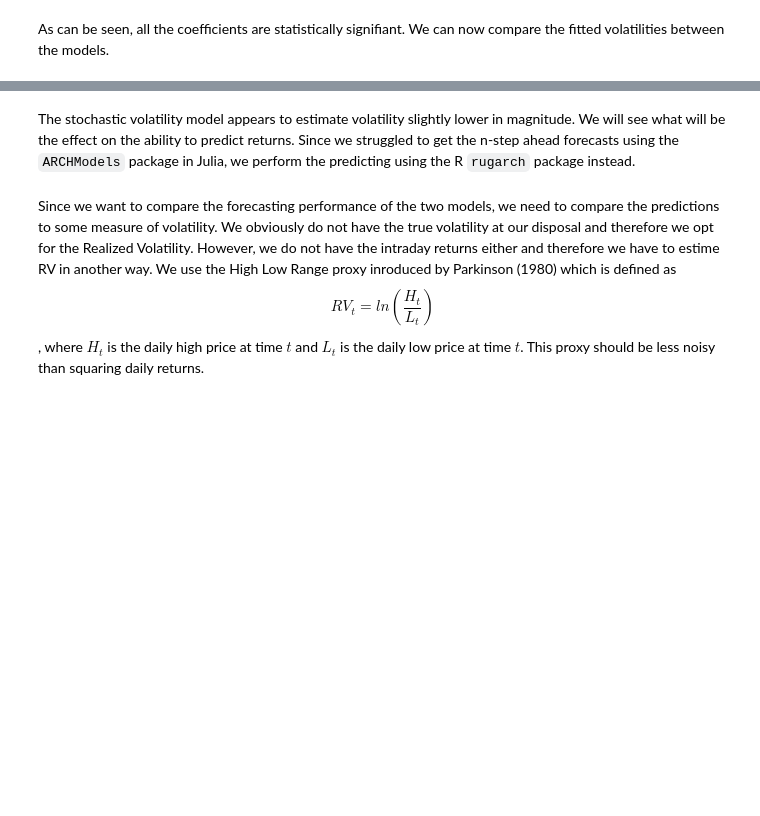
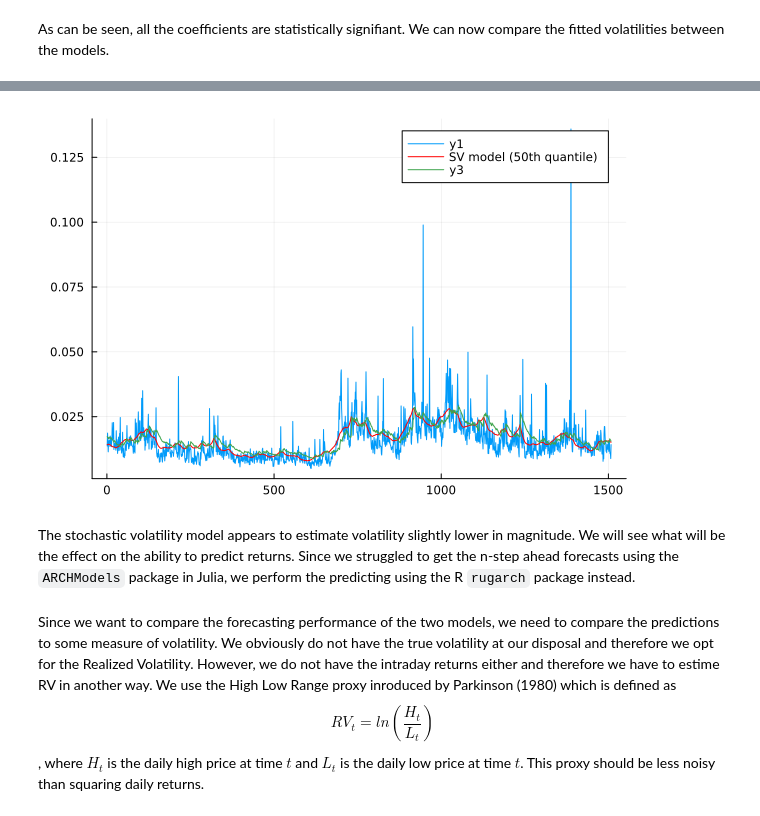
Before and after one commit to Matyas-Mattanelli/Financial-Econometrics-II, a Jupyter notebook: Project2.ipynb, the cells around one changed output, grey strips where cells are left out. Saved outputs shown, nothing was run; the diff lists cells and outputs as text; code cells hidden in the pictures; blank space fills up the shorter version.

```diff
--- a/Project2.ipynb
+++ b/Project2.ipynb
@@ -305,3 +349,9 @@ Plots.plot!(sqrt.(preds[2]), label = "SV model (50th quantile)", c =:red)
+# %%
+Plots.plot(sqrt.(RV[2:end]))
+Plots.plot!(sqrt.(preds[2]), label = "SV model (50th quantile)", c =:red)
+Plots.plot!(ARCHModels.volatilities(MCD_garch))
+# %% [output]
+[figure, added]
 # %% [markdown]
 The stochastic volatility model appears to estimate volatility slightly lower in magnitude. We will see what will be the effect on the ability to predict returns. Since we struggled to get the n-step ahead forecasts using the ``ARCHModels`` package in Julia, we perform the predicting using the R ``rugarch`` package instead.
 # %%
```
Also changed, not shown: parts of 14 cells of this notebook.
